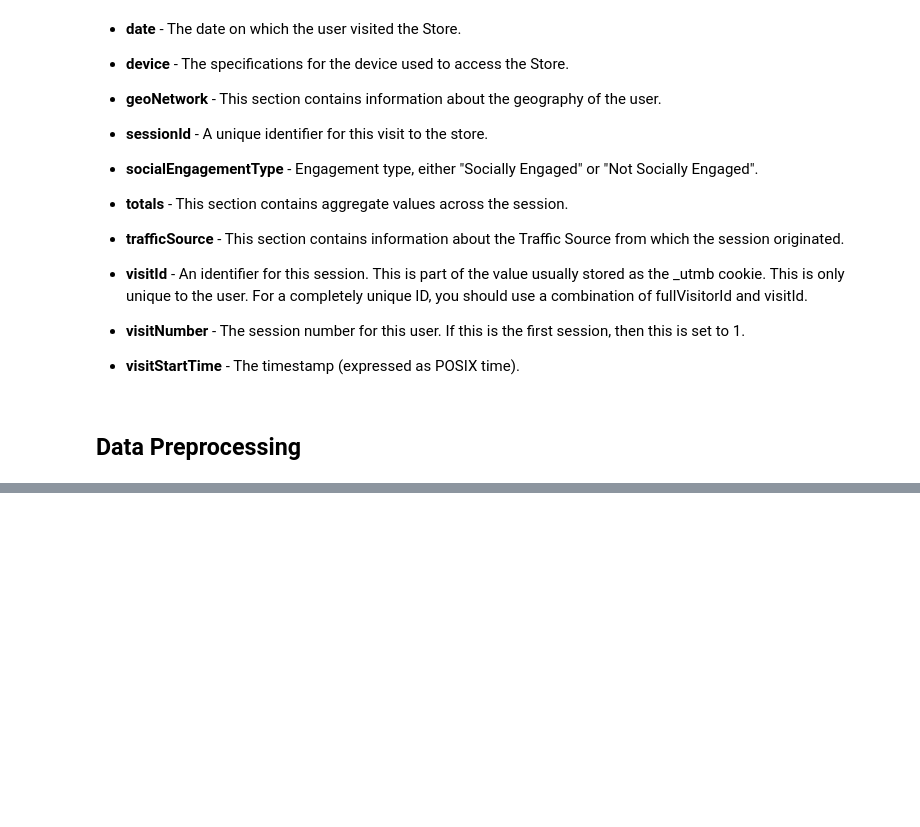
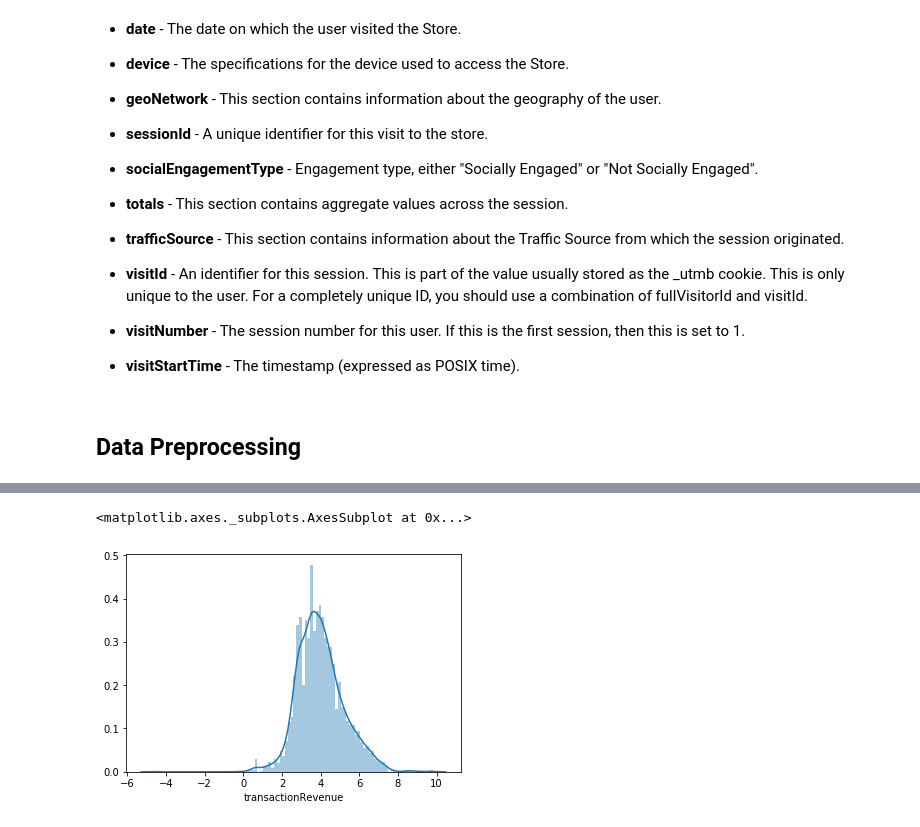
Before and after one commit to yalelikeyale/customer_rev_prediction, a Jupyter notebook: customer_revenue_prediction.ipynb, the cells around one changed output, grey strips where cells are left out. Drawn from its saved outputs; the diff is of its cells as text; code cells hidden in the pictures; blank space fills up the shorter version.

```diff
--- a/customer_revenue_prediction.ipynb
+++ b/customer_revenue_prediction.ipynb
@@ -173,0 +225,5 @@ sns.lineplot(x='date', y='visits', data=visitsByChannel)
+# %%
+sns.distplot(np.log(train_df[train_df.conversion==1]['transactionRevenue']), bins=100)
+# %% [output]
+<matplotlib.axes._subplots.AxesSubplot at 0x...>
+[figure, added]
```
Also changed, not shown: parts of 100 cells of this notebook.
